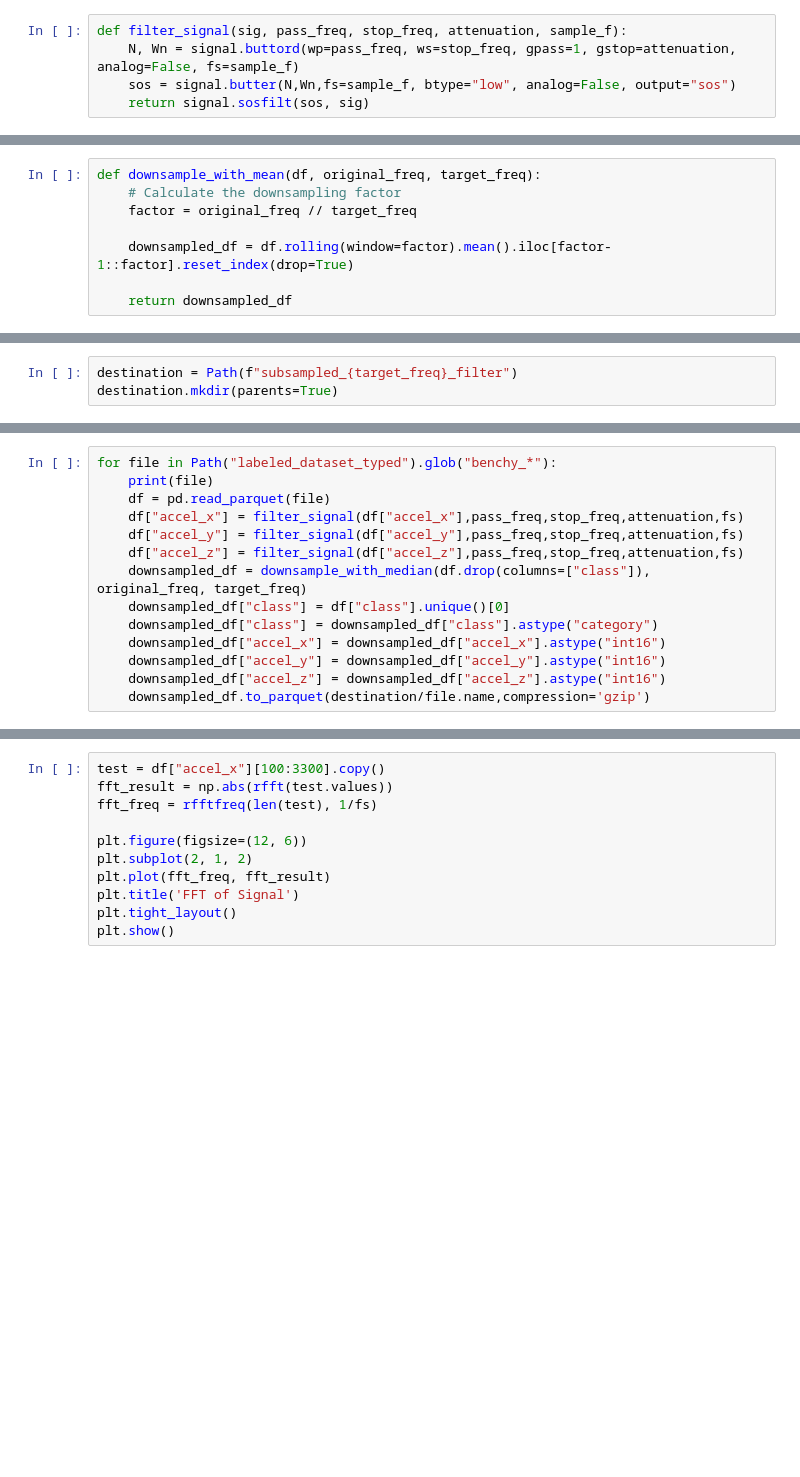
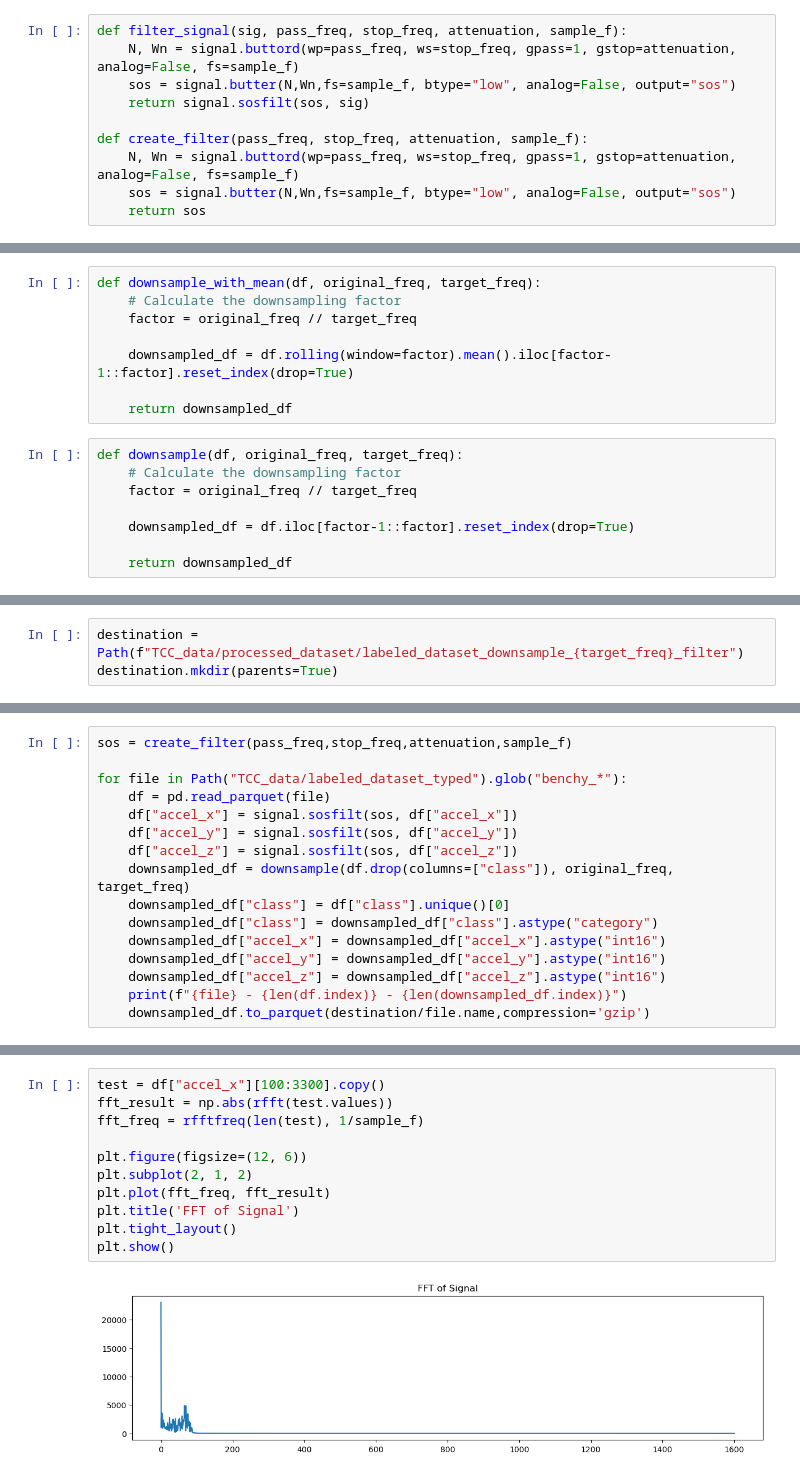
Before and after one commit to LeoKenny/3D_printer_failure_detection, a Jupyter notebook: data_downsampling.ipynb, the cells around one changed output, grey strips where cells are left out. Saved outputs shown, nothing was run; the diff lists cells and outputs as text; blank space fills up the shorter version.

Commit message:
feat: lstm_training update, tcc images notebook, downsampling update

```diff
--- a/data_downsampling.ipynb
+++ b/data_downsampling.ipynb
@@ -42,6 +14,11 @@ def filter_signal(sig, pass_freq, stop_freq, attenuation, sample_f):
     N, Wn = signal.buttord(wp=pass_freq, ws=stop_freq, gpass=1, gstop=attenuation, analog=False, fs=sample_f)
     sos = signal.butter(N,Wn,fs=sample_f, btype="low", analog=False, output="sos")
     return signal.sosfilt(sos, sig)
+
+def create_filter(pass_freq, stop_freq, attenuation, sample_f):
+    N, Wn = signal.buttord(wp=pass_freq, ws=stop_freq, gpass=1, gstop=attenuation, analog=False, fs=sample_f)
+    sos = signal.butter(N,Wn,fs=sample_f, btype="low", analog=False, output="sos")
+    return sos
 # %%
 # Create a function to downsample the dataframe using the median
 def downsample_with_median(df, original_freq, target_freq):
@@ -64,3 +37,11 @@ def downsample_with_mean(df, original_freq, target_freq):
     downsampled_df = df.rolling(window=factor).mean().iloc[factor-1::factor].reset_index(drop=True)
 
     return downsampled_df
+# %%
+def downsample(df, original_freq, target_freq):
+    # Calculate the downsampling factor
+    factor = original_freq // target_freq
+
+    downsampled_df = df.iloc[factor-1::factor].reset_index(drop=True)
+
+    return downsampled_df
@@ -67,3 +54,3 @@ def downsample_with_mean(df, original_freq, target_freq):
 # %%
-destination = Path(f"subsampled_{target_freq}_filter")
+destination = Path(f"TCC_data/processed_dataset/labeled_dataset_downsample_{target_freq}_filter")
 destination.mkdir(parents=True)
@@ -75,14 +62,16 @@ def filter_signal(sig, pass_freq, stop_freq, attenuation, sample_f):
 # %%
-for file in Path("labeled_dataset_typed").glob("benchy_*"):
-    print(file)
+sos = create_filter(pass_freq,stop_freq,attenuation,sample_f)
+
+for file in Path("TCC_data/labeled_dataset_typed").glob("benchy_*"):
     df = pd.read_parquet(file)
-    df["accel_x"] = filter_signal(df["accel_x"],pass_freq,stop_freq,attenuation,fs)
-    df["accel_y"] = filter_signal(df["accel_y"],pass_freq,stop_freq,attenuation,fs)
-    df["accel_z"] = filter_signal(df["accel_z"],pass_freq,stop_freq,attenuation,fs)
-    downsampled_df = downsample_with_median(df.drop(columns=["class"]), original_freq, target_freq)
+    df["accel_x"] = signal.sosfilt(sos, df["accel_x"])
+    df["accel_y"] = signal.sosfilt(sos, df["accel_y"])
+    df["accel_z"] = signal.sosfilt(sos, df["accel_z"])
+    downsampled_df = downsample(df.drop(columns=["class"]), original_freq, target_freq)
     downsampled_df["class"] = df["class"].unique()[0]
     downsampled_df["class"] = downsampled_df["class"].astype("category")
     downsampled_df["accel_x"] = downsampled_df["accel_x"].astype("int16")
     downsampled_df["accel_y"] = downsampled_df["accel_y"].astype("int16")
     downsampled_df["accel_z"] = downsampled_df["accel_z"].astype("int16")
+    print(f"{file} - {len(df.index)} - {len(downsampled_df.index)}")
     downsampled_df.to_parquet(destination/file.name,compression='gzip')
@@ -89,12 +100,14 @@ for file in Path("labeled_dataset_typed").glob("benchy_*"):
 # %%
 test = df["accel_x"][100:3300].copy()
 fft_result = np.abs(rfft(test.values))
-fft_freq = rfftfreq(len(test), 1/fs)
+fft_freq = rfftfreq(len(test), 1/sample_f)
 
 plt.figure(figsize=(12, 6))
 plt.subplot(2, 1, 2)
 plt.plot(fft_freq, fft_result)
 plt.title('FFT of Signal')
 plt.tight_layout()
 plt.show()
+# %% [output]
+[figure, added]
 # %%
```
Also changed, not shown: parts of 13 cells of this notebook, 3 other files.
